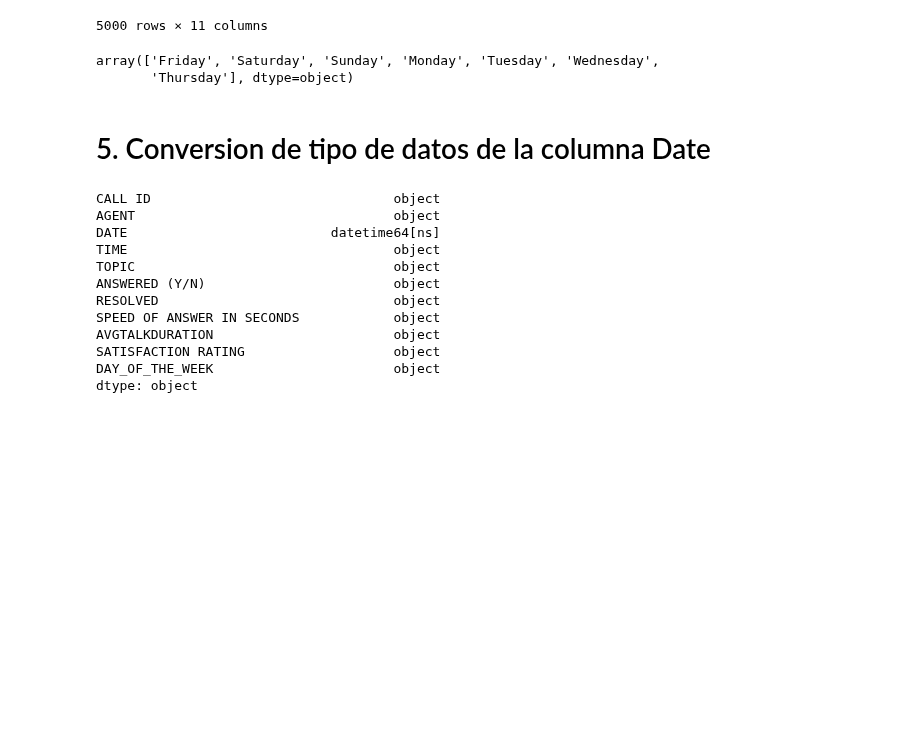
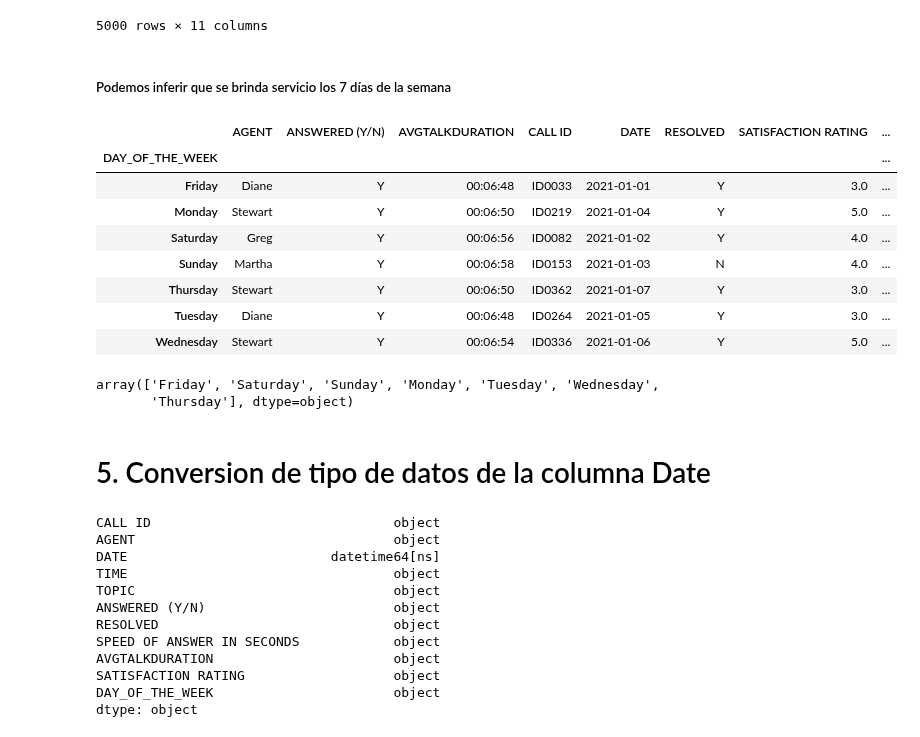
Before and after one commit to PABLOXAVIERMENDEZ/Proyecto_EDA_Pablo_Mendez, a Jupyter notebook: 3 - Set Up BBDD.ipynb, the cells around one changed output. Drawn from its saved outputs; the diff is of its cells as text; code cells hidden in the pictures; blank space fills up the shorter version.

```diff
--- a/3 - Set Up BBDD.ipynb
+++ b/3 - Set Up BBDD.ipynb
@@ -94,6 +99,20 @@ bbdd
 | 4998 | ID4995 | Dan | 2021-03-31 | 15:33:07 | Payment related | N | N |  | ... |
 | 4999 | ID5000 | Diane | 2021-03-31 | 17:39:50 | Contract related | N | N |  | ... |
 5000 rows × 11 columns
+# %% [markdown]
+##### Podemos inferir que se brinda servicio los 7 días de la semana
+# %%
+pd.pivot_table(bbdd, values=['CALL ID', 'AGENT', 'DATE', 'TIME', 'TOPIC', 'ANSWERED (Y/N)', 'RESOLVED', 'SPEED OF ANSWER IN SECONDS', 'AVGTALKDURATION', 'SATISFACTION RATING'], index='DAY_OF_THE_WEEK', aggfunc='first')
+# %% [output]
+|  | AGENT | ANSWERED (Y/N) | AVGTALKDURATION | CALL ID | DATE | RESOLVED | SATISFACTION RATING | ... |
+| DAY_OF_THE_WEEK |  |  |  |  |  |  |  | ... |
+| Friday | Diane | Y | 00:06:48 | ID0033 | 2021-01-01 | Y | 3.0 | ... |
+| Monday | Stewart | Y | 00:06:50 | ID0219 | 2021-01-04 | Y | 5.0 | ... |
+| Saturday | Greg | Y | 00:06:56 | ID0082 | 2021-01-02 | Y | 4.0 | ... |
+| Sunday | Martha | Y | 00:06:58 | ID0153 | 2021-01-03 | N | 4.0 | ... |
+| Thursday | Stewart | Y | 00:06:50 | ID0362 | 2021-01-07 | Y | 3.0 | ... |
+| Tuesday | Diane | Y | 00:06:48 | ID0264 | 2021-01-05 | Y | 3.0 | ... |
+| Wednesday | Stewart | Y | 00:06:54 | ID0336 | 2021-01-06 | Y | 5.0 | ... |
 # %%
 bbdd['DAY_OF_THE_WEEK'].unique()
 # %% [output]
```
Also changed, not shown: parts of 17 cells of this notebook.
